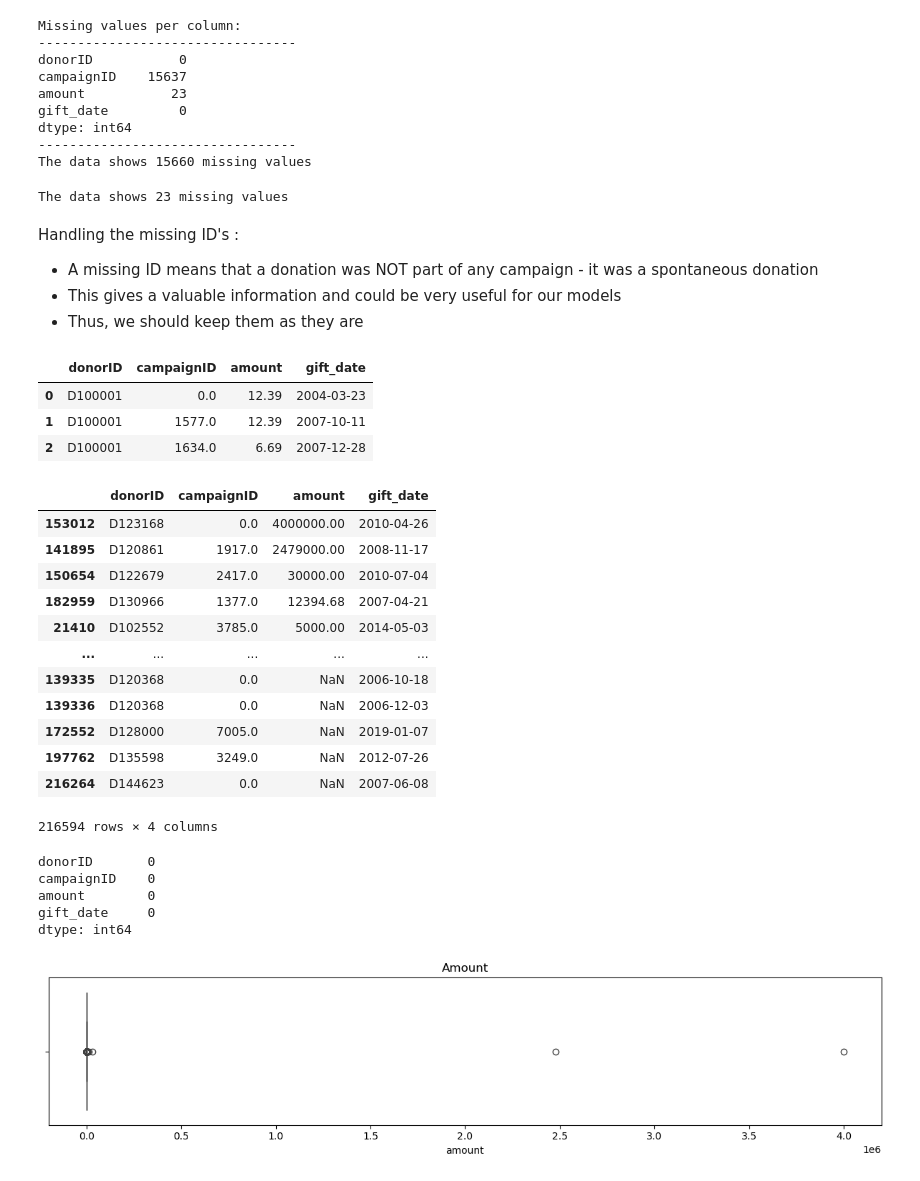
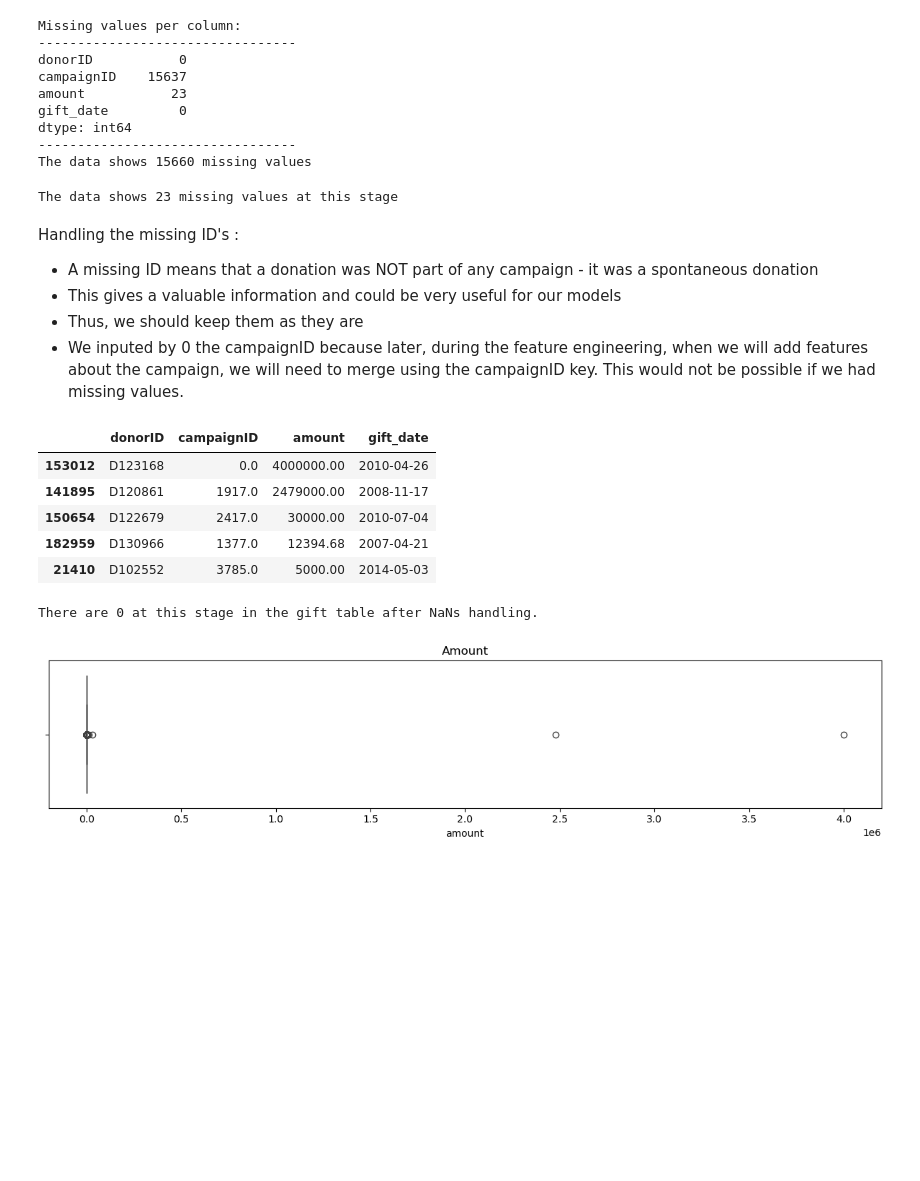
Before and after one commit to LeZM/python-predictive-group-project, a Jupyter notebook: notebooks/XGBoost + most advanced file.ipynb, the cells around one changed output. Cells and saved outputs as stored; diff of their text form; code cells hidden in the pictures; blank space fills up the shorter version.

```diff
--- a/notebooks/XGBoost + most advanced file.ipynb
+++ b/notebooks/XGBoost + most advanced file.ipynb
@@ -407,47 +401,32 @@ dtype: int64
 The data shows 15660 missing values
 # %%
 gifts.campaignID = gifts.campaignID.fillna(value=0)
-print(f'The data shows {gifts.isna().sum().sum()} missing values')
+print(f'The data shows {gifts.isna().sum().sum()} missing values at this stage')
 # %% [output]
-The data shows 23 missing values
+The data shows 23 missing values at this stage
 # %% [markdown]
 Handling the missing ID's :
 - A missing ID means that a donation was NOT part of any campaign - it was a spontaneous donation
 - This gives a valuable information and could be very useful for our models
 - Thus, we should keep them as they are
+- We inputed by 0 the campaignID because later, during the feature engineering, when we will add features about the campaign, we will need to merge using the campaignID key. This would not be possible if we had missing values.
-# %%
-gifts.head(3)
-# %% [output]
-|  | donorID | campaignID | amount | gift_date |
-| 0 | D100001 | 0.0 | 12.39 | 2004-03-23 |
-| 1 | D100001 | 1577.0 | 12.39 | 2007-10-11 |
-| 2 | D100001 | 1634.0 | 6.69 | 2007-12-28 |
 # %%
-gifts.sort_values(by = 'amount', ascending=False)
+# Visualizing the highest amount donation
+gifts.sort_values(by = 'amount', ascending=False).head()
 # %% [output]
 |  | donorID | campaignID | amount | gift_date |
 | 153012 | D123168 | 0.0 | 4000000.00 | 2010-04-26 |
 | 141895 | D120861 | 1917.0 | 2479000.00 | 2008-11-17 |
 | 150654 | D122679 | 2417.0 | 30000.00 | 2010-07-04 |
 | 182959 | D130966 | 1377.0 | 12394.68 | 2007-04-21 |
 | 21410 | D102552 | 3785.0 | 5000.00 | 2014-05-03 |
-| ... | ... | ... | ... | ... |
-| 139335 | D120368 | 0.0 | NaN | 2006-10-18 |
-| 139336 | D120368 | 0.0 | NaN | 2006-12-03 |
-| 172552 | D128000 | 7005.0 | NaN | 2019-01-07 |
-| 197762 | D135598 | 3249.0 | NaN | 2012-07-26 |
-| 216264 | D144623 | 0.0 | NaN | 2007-06-08 |
-216594 rows × 4 columns
 # %%
+# Inputing the amounts (by the median)
 amount_median = gifts.amount.median()
 
 gifts.amount = gifts.amount.fillna(amount_median)
 
-gifts.isna().sum()
+print(f'There are {gifts.isna().sum().sum()} at this stage in the gift table after NaNs handling.')
 # %% [output]
-donorID       0
-campaignID    0
-amount        0
-gift_date     0
-dtype: int64
+There are 0 at this stage in the gift table after NaNs handling.
 # %%
```
Also changed, not shown: parts of 77 cells of this notebook, 1 other file.
